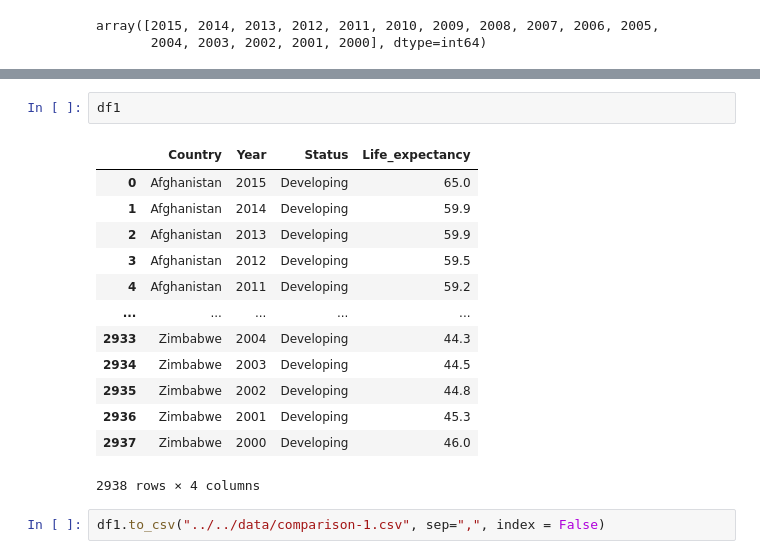
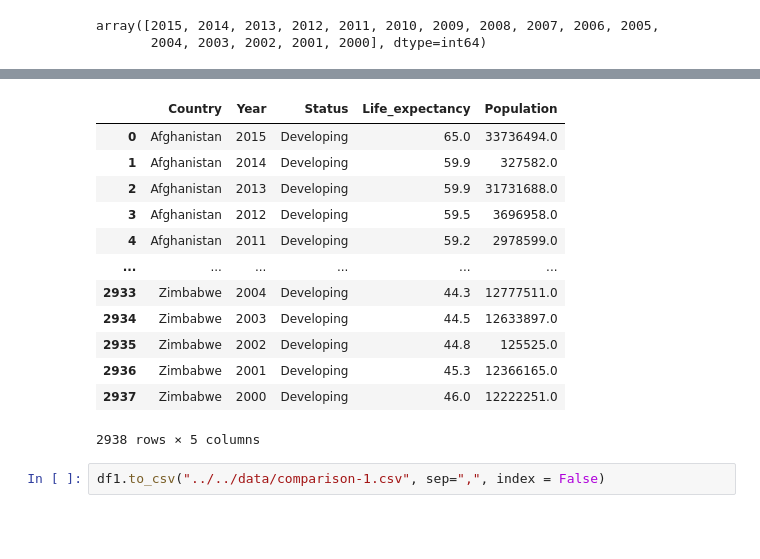
Before and after one commit to Riz97/riz97.github.io, a Jupyter notebook: py_scripts/notebooks/Data_preproccessing_comparison.ipynb, the cells around one changed output, grey strips where cells are left out. Drawn from its saved outputs; the diff is of its cells as text; blank space fills up the shorter version.

```diff
--- a/py_scripts/notebooks/Data_preproccessing_comparison.ipynb
+++ b/py_scripts/notebooks/Data_preproccessing_comparison.ipynb
@@ -47,19 +92,18 @@ df1=dataframe[["Country","Year","Status","Life_expectancy"]]
 # %%
-df1
 # %% [output]
-|  | Country | Year | Status | Life_expectancy |
-| 0 | Afghanistan | 2015 | Developing | 65.0 |
-| 1 | Afghanistan | 2014 | Developing | 59.9 |
-| 2 | Afghanistan | 2013 | Developing | 59.9 |
-| 3 | Afghanistan | 2012 | Developing | 59.5 |
-| 4 | Afghanistan | 2011 | Developing | 59.2 |
-| ... | ... | ... | ... | ... |
-| 2933 | Zimbabwe | 2004 | Developing | 44.3 |
-| 2934 | Zimbabwe | 2003 | Developing | 44.5 |
-| 2935 | Zimbabwe | 2002 | Developing | 44.8 |
-| 2936 | Zimbabwe | 2001 | Developing | 45.3 |
-| 2937 | Zimbabwe | 2000 | Developing | 46.0 |
+|  | Country | Year | Status | Life_expectancy | Population |
+| 0 | Afghanistan | 2015 | Developing | 65.0 | 33736494.0 |
+| 1 | Afghanistan | 2014 | Developing | 59.9 | 327582.0 |
+| 2 | Afghanistan | 2013 | Developing | 59.9 | 31731688.0 |
+| 3 | Afghanistan | 2012 | Developing | 59.5 | 3696958.0 |
+| 4 | Afghanistan | 2011 | Developing | 59.2 | 2978599.0 |
+| ... | ... | ... | ... | ... | ... |
+| 2933 | Zimbabwe | 2004 | Developing | 44.3 | 12777511.0 |
+| 2934 | Zimbabwe | 2003 | Developing | 44.5 | 12633897.0 |
+| 2935 | Zimbabwe | 2002 | Developing | 44.8 | 125525.0 |
+| 2936 | Zimbabwe | 2001 | Developing | 45.3 | 12366165.0 |
+| 2937 | Zimbabwe | 2000 | Developing | 46.0 | 12222251.0 |
-2938 rows × 4 columns
+2938 rows × 5 columns
 # %%
 df1.to_csv("../../data/comparison-1.csv", sep=",", index = False)
 # %%
```
Also changed, not shown: parts of 4 cells of this notebook, 1 other file.
